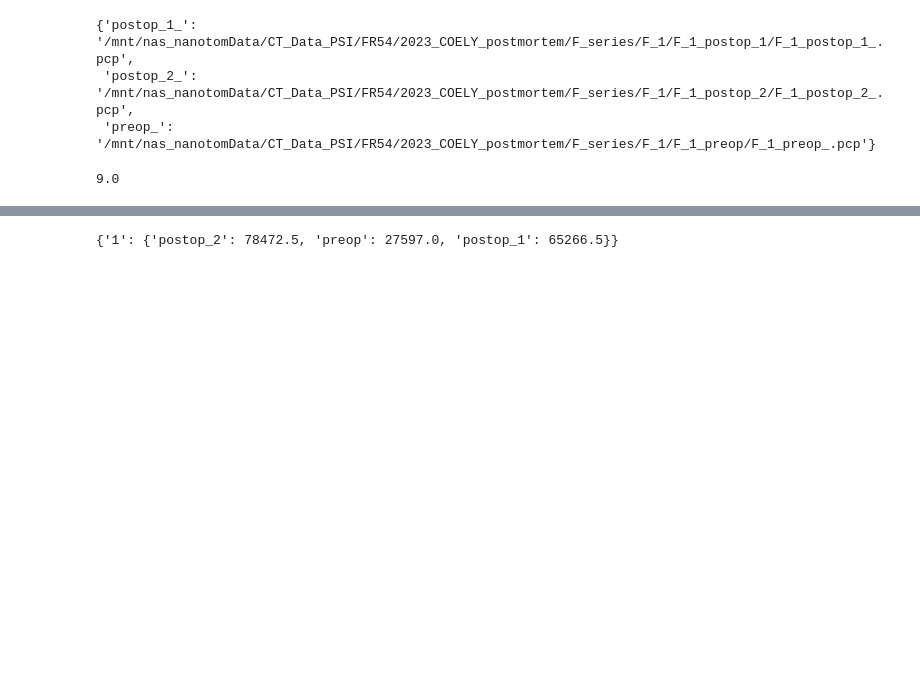
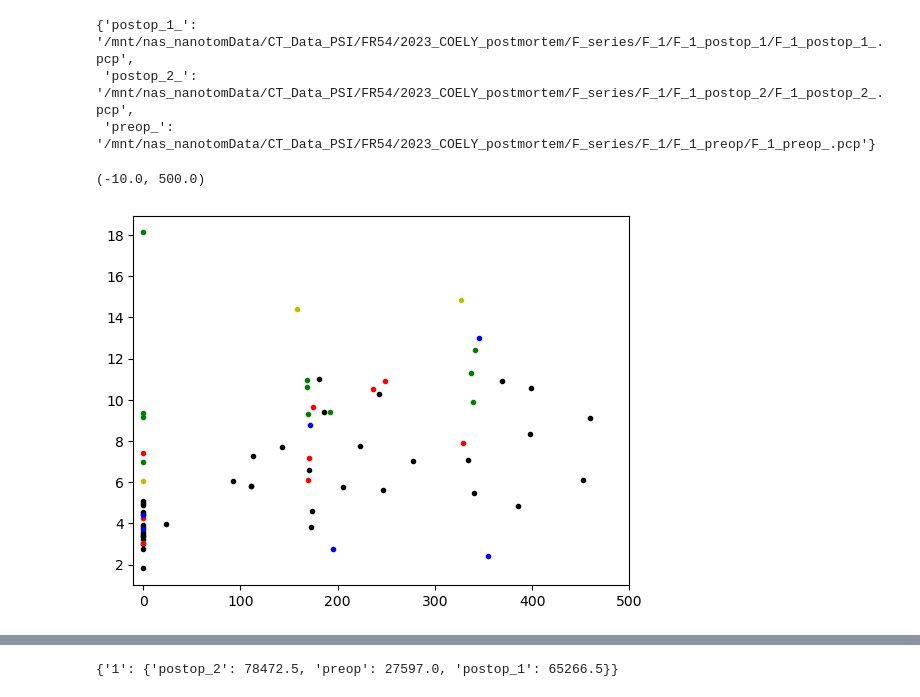
Before and after one commit to Pescatore23/coely_postmortem, a Jupyter notebook: CL_damage.ipynb, the cells around one changed output, grey strips where cells are left out. Cells and saved outputs as stored; diff of their text form; code cells hidden in the pictures; blank space fills up the shorter version.

```diff
--- a/CL_damage.ipynb
+++ b/CL_damage.ipynb
@@ -207,5 +207,7 @@ current_100 = ['A_12', 'C_2', 'D_1', 'E_4', 'G_2', 'G_3', 'F_1', 'D_3']
 current_150 = ['C_3']#, 'Z_4'] # Z_4 pretty damaged during assembly
 current_high_special = ['A_13', 'A_11']
+# %%
+current_lists = {'current_25': current_25, 'current_50': current_50, 'current_50_special': current_50_special, 'current_80_special': current_80_special, 'current_100': current_100, 'current_150': current_150, 'current_high_special': current_high_special}
 # %%
 i = 0
 for ab in current_25:
@@ -628,7 +630,3 @@ def plot_damage_vs_charge_v3(ab,I, norm, ax, norm2,cmap, cmap2):
 def linear(m, x0, label=None):
     x = np.arange(600)
     plt.plot(x, (x-x0)*m, 'k', alpha=0.3, label=label)
-# %%
-45000/1000/500*100
-# %% [output]
-9.0
@@ -634,0 +703,17 @@ def linear(m, x0, label=None):
+# %%
+ABCZ, D, E, F, G, ABCZsamples, Dsamples, Esamples, Fsamples, Gsamples = damage_per_material(current_lists, hole_dict, data)
+# %%
+for i in range(ABCZ.shape[0]):
+    plt.plot(ABCZ[i,0,:],ABCZ[i,1,:], 'k.')
+for i in range(D.shape[0]):
+    plt.plot(D[i,0,:],D[i,1,:], 'r.')
+for i in range(E.shape[0]):
+    plt.plot(E[i,0,:],E[i,1,:], 'b.')
+for i in range(F.shape[0]):
+    plt.plot(F[i,0,:],F[i,1,:], 'y.')
+for i in range(G.shape[0]):
+    plt.plot(G[i,0,:],G[i,1,:], 'g.')
+plt.xlim(-10,500)
+# %% [output]
+(-10.0, 500.0)
+[figure, added]
```
Also changed, not shown: parts of 10 cells of this notebook, 2 other files.
